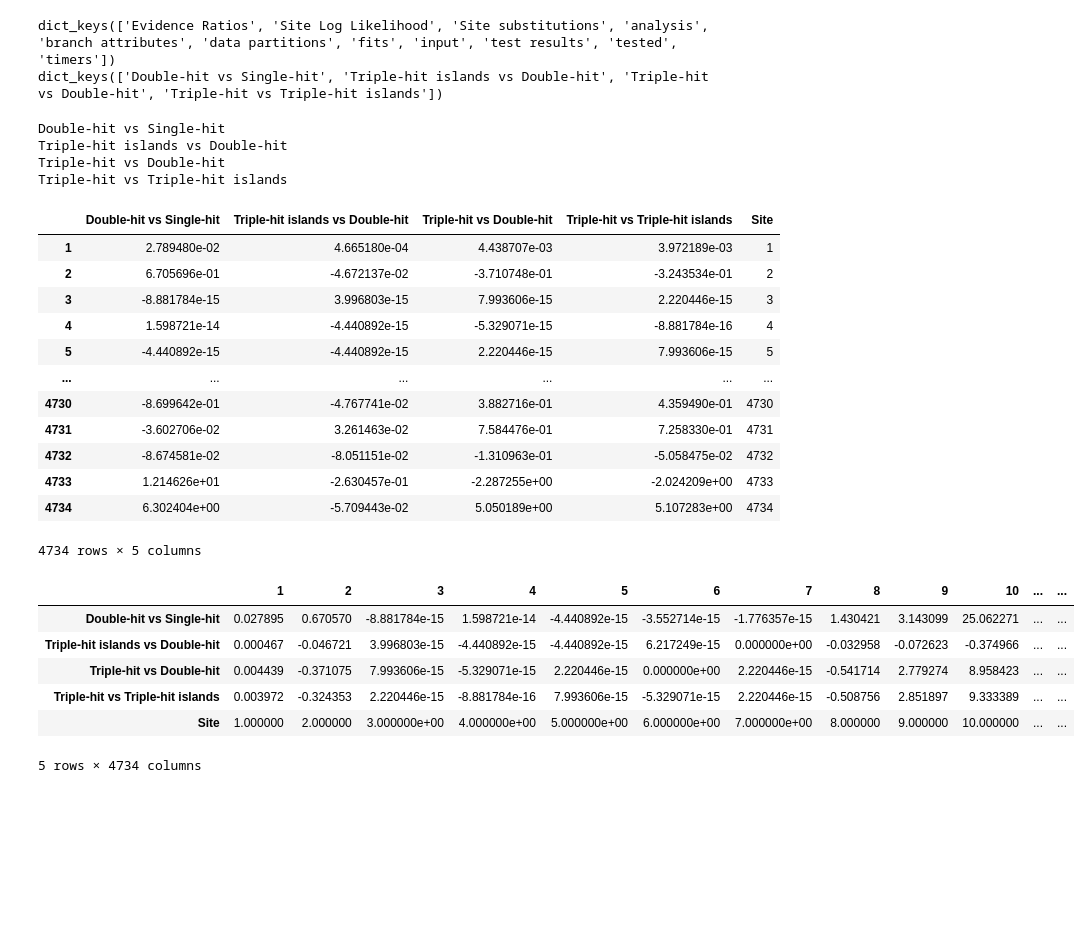
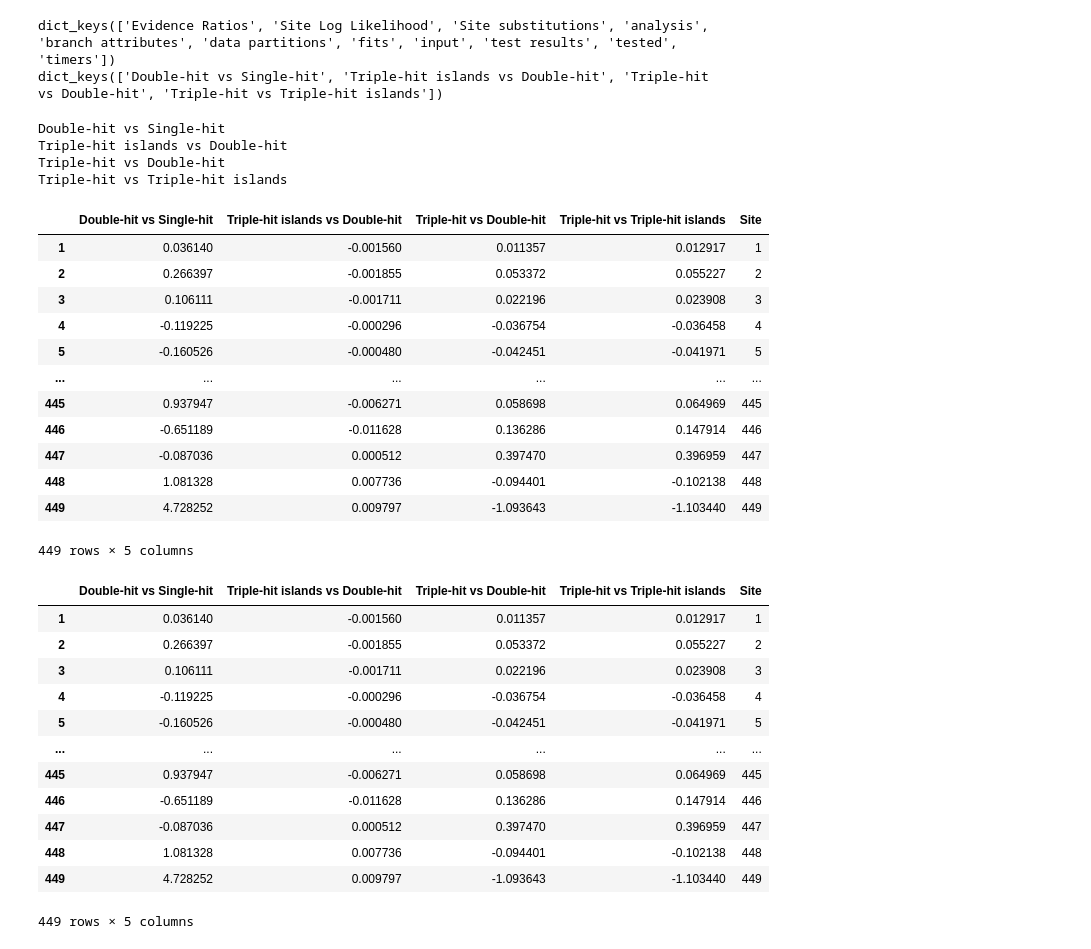
Before and after one commit to aglucaci/GeneInvestigator, a Jupyter notebook: notebooks/SummarizeFMM.ipynb, the cells around one changed output. Saved outputs shown, nothing was run; the diff lists cells and outputs as text; code cells hidden in the pictures; blank space fills up the shorter version.

```diff
--- a/notebooks/SummarizeFMM.ipynb
+++ b/notebooks/SummarizeFMM.ipynb
@@ -5,7 +5,8 @@ import os
 import json
 import altair as alt
 # %%
-JSON_FILE = "../results/REV3L/REV3L_codons.fasta.FMM.json"
+#JSON_FILE = "../results/TP53/TP53_codons.fasta.FMM.json"
+JSON_FILE = "../results/BDNF/Recombinants/BDNF_codons_RDP_recombinationFree.fas.FMM.json"
 pvalueThreshold = 0.1
 # %%
 def getData(json_file):
@@ -55,26 +56,32 @@ Triple-hit islands vs Double-hit
 Triple-hit vs Double-hit
 Triple-hit vs Triple-hit islands
 |  | Double-hit vs Single-hit | Triple-hit islands vs Double-hit | Triple-hit vs Double-hit | Triple-hit vs Triple-hit islands | Site |
-| 1 | 2.789480e-02 | 4.665180e-04 | 4.438707e-03 | 3.972189e-03 | 1 |
-| 2 | 6.705696e-01 | -4.672137e-02 | -3.710748e-01 | -3.243534e-01 | 2 |
-| 3 | -8.881784e-15 | 3.996803e-15 | 7.993606e-15 | 2.220446e-15 | 3 |
-| 4 | 1.598721e-14 | -4.440892e-15 | -5.329071e-15 | -8.881784e-16 | 4 |
-| 5 | -4.440892e-15 | -4.440892e-15 | 2.220446e-15 | 7.993606e-15 | 5 |
+| 1 | 0.036140 | -0.001560 | 0.011357 | 0.012917 | 1 |
+| 2 | 0.266397 | -0.001855 | 0.053372 | 0.055227 | 2 |
+| 3 | 0.106111 | -0.001711 | 0.022196 | 0.023908 | 3 |
+| 4 | -0.119225 | -0.000296 | -0.036754 | -0.036458 | 4 |
+| 5 | -0.160526 | -0.000480 | -0.042451 | -0.041971 | 5 |
 | ... | ... | ... | ... | ... | ... |
-| 4730 | -8.699642e-01 | -4.767741e-02 | 3.882716e-01 | 4.359490e-01 | 4730 |
-| 4731 | -3.602706e-02 | 3.261463e-02 | 7.584476e-01 | 7.258330e-01 | 4731 |
-| 4732 | -8.674581e-02 | -8.051151e-02 | -1.310963e-01 | -5.058475e-02 | 4732 |
-| 4733 | 1.214626e+01 | -2.630457e-01 | -2.287255e+00 | -2.024209e+00 | 4733 |
-| 4734 | 6.302404e+00 | -5.709443e-02 | 5.050189e+00 | 5.107283e+00 | 4734 |
+| 445 | 0.937947 | -0.006271 | 0.058698 | 0.064969 | 445 |
+| 446 | -0.651189 | -0.011628 | 0.136286 | 0.147914 | 446 |
+| 447 | -0.087036 | 0.000512 | 0.397470 | 0.396959 | 447 |
+| 448 | 1.081328 | 0.007736 | -0.094401 | -0.102138 | 448 |
+| 449 | 4.728252 | 0.009797 | -1.093643 | -1.103440 | 449 |
-4734 rows × 5 columns
+449 rows × 5 columns
 # %%
-df.T
+df
 # %% [output]
-|  | 1 | 2 | 3 | 4 | 5 | 6 | 7 | 8 | 9 | 10 | ... | ... |
-| Double-hit vs Single-hit | 0.027895 | 0.670570 | -8.881784e-15 | 1.598721e-14 | -4.440892e-15 | -3.552714e-15 | -1.776357e-15 | 1.430421 | 3.143099 | 25.062271 | ... | ... |
-| Triple-hit islands vs Double-hit | 0.000467 | -0.046721 | 3.996803e-15 | -4.440892e-15 | -4.440892e-15 | 6.217249e-15 | 0.000000e+00 | -0.032958 | -0.072623 | -0.374966 | ... | ... |
-| Triple-hit vs Double-hit | 0.004439 | -0.371075 | 7.993606e-15 | -5.329071e-15 | 2.220446e-15 | 0.000000e+00 | 2.220446e-15 | -0.541714 | 2.779274 | 8.958423 | ... | ... |
-| Triple-hit vs Triple-hit islands | 0.003972 | -0.324353 | 2.220446e-15 | -8.881784e-16 | 7.993606e-15 | -5.329071e-15 | 2.220446e-15 | -0.508756 | 2.851897 | 9.333389 | ... | ... |
-| Site | 1.000000 | 2.000000 | 3.000000e+00 | 4.000000e+00 | 5.000000e+00 | 6.000000e+00 | 7.000000e+00 | 8.000000 | 9.000000 | 10.000000 | ... | ... |
+|  | Double-hit vs Single-hit | Triple-hit islands vs Double-hit | Triple-hit vs Double-hit | Triple-hit vs Triple-hit islands | Site |
+| 1 | 0.036140 | -0.001560 | 0.011357 | 0.012917 | 1 |
+| 2 | 0.266397 | -0.001855 | 0.053372 | 0.055227 | 2 |
+| 3 | 0.106111 | -0.001711 | 0.022196 | 0.023908 | 3 |
+| 4 | -0.119225 | -0.000296 | -0.036754 | -0.036458 | 4 |
+| 5 | -0.160526 | -0.000480 | -0.042451 | -0.041971 | 5 |
+| ... | ... | ... | ... | ... | ... |
+| 445 | 0.937947 | -0.006271 | 0.058698 | 0.064969 | 445 |
+| 446 | -0.651189 | -0.011628 | 0.136286 | 0.147914 | 446 |
+| 447 | -0.087036 | 0.000512 | 0.397470 | 0.396959 | 447 |
+| 448 | 1.081328 | 0.007736 | -0.094401 | -0.102138 | 448 |
+| 449 | 4.728252 | 0.009797 | -1.093643 | -1.103440 | 449 |
-5 rows × 4734 columns
+449 rows × 5 columns
 # %%
```
Also changed, not shown: parts of 6 cells of this notebook, 11 other files.
